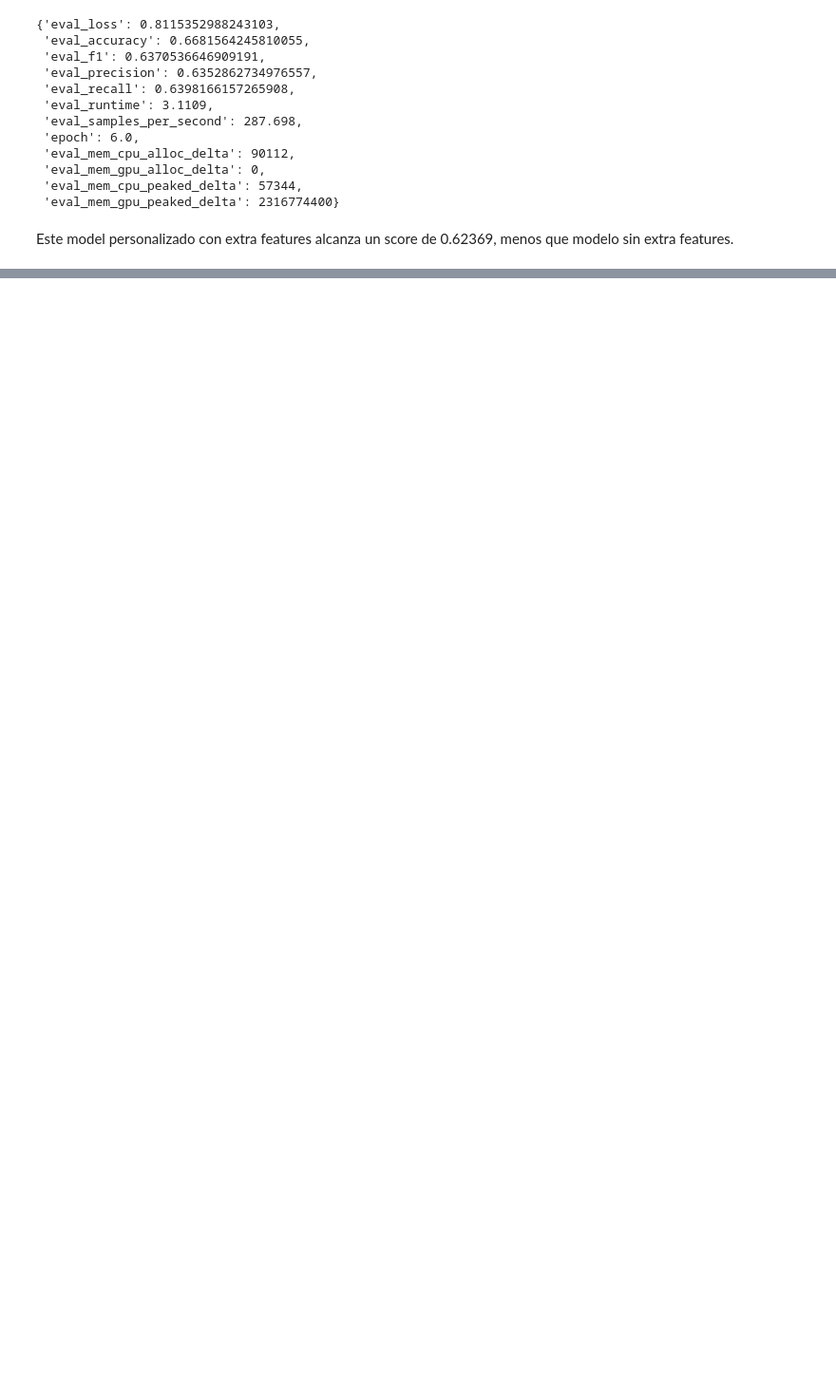
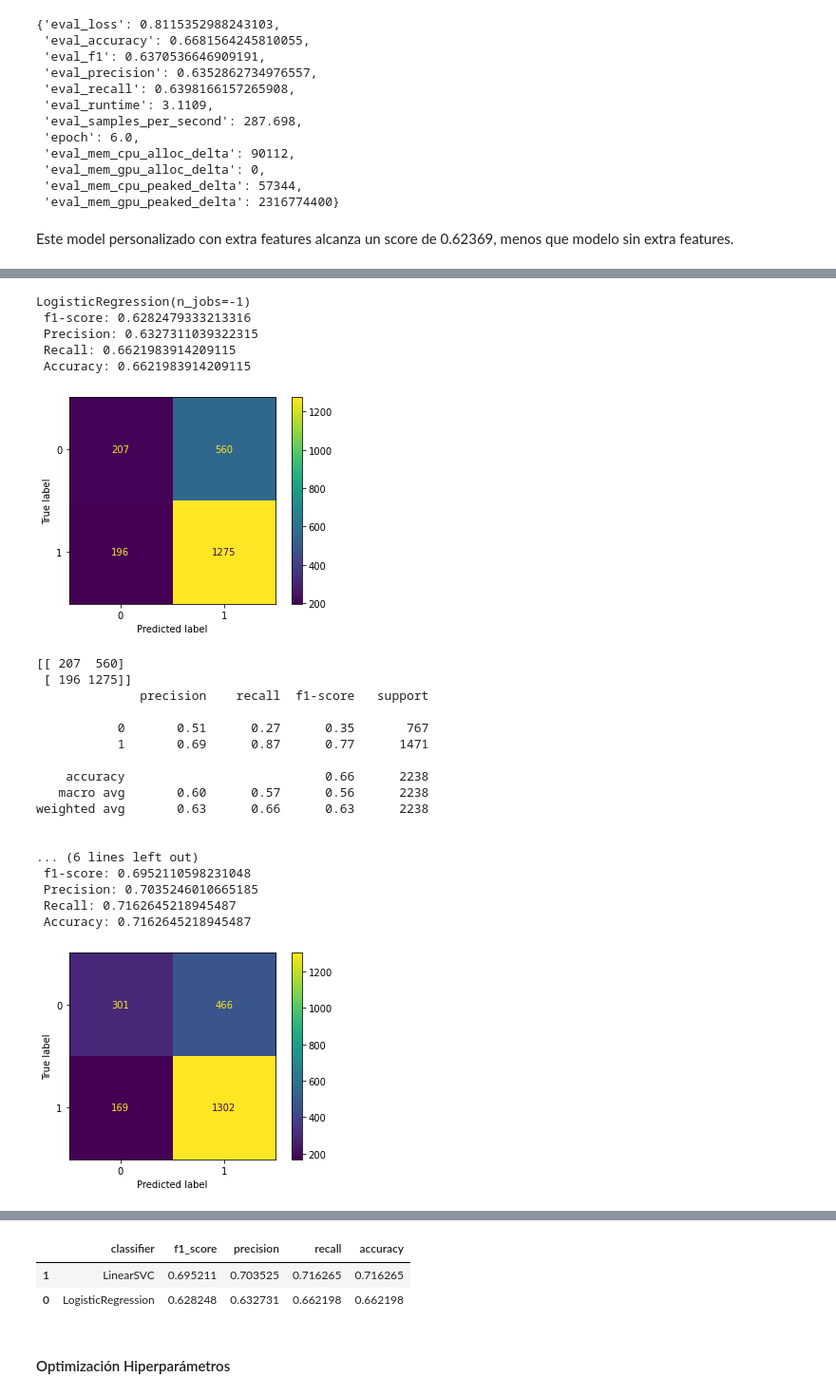
Before and after one commit to dveni/false-political-claim-detection-CDAW, a Jupyter notebook: new/Notebook Final.ipynb, the cells around one changed output, grey strips where cells are left out. Shown at 95% size. Cells and saved outputs as stored; diff of their text form; code cells hidden in the pictures; blank space fills up the shorter version.

```diff
--- a/new/Notebook Final.ipynb
+++ b/new/Notebook Final.ipynb
@@ -1060,0 +1473,8 @@ Este model personalizado con extra features alcanza un score de 0.62369, menos q
+# %%
+statements = df_train['statement'].values
+statements_transformed = w2v_pipeline.fit_transform(statements)
+features = statements_transformed
+
+y = df_train['label'].values.astype(int)
+other_features = df_train.drop(columns=['statement','id','label'])
+other_features.head()
@@ -1060,0 +1489,5 @@ Este model personalizado con extra features alcanza un score de 0.62369, menos q
+# %%
+X = scipy.sparse.hstack((features, other_features))
+# %%
+kbest = SelectKBest(k=5000).fit(X, y)
+X_kbest = kbest.transform(X)
@@ -1060,0 +1512,29 @@ Este model personalizado con extra features alcanza un score de 0.62369, menos q
+# %%
+x_train, x_test, y_train, y_test = train_test_split(X_kbest,y,test_size=0.25, random_state=33)
+# %%
+results_df = model_evaluation(models, x_train, x_test, y_train, y_test)
+# %% [output]
+LogisticRegression(n_jobs=-1)
+ f1-score: 0.6282479333213316
+ Precision: 0.6327311039322315
+ Recall: 0.6621983914209115
+ Accuracy: 0.6621983914209115
+[figure, added]
+[[ 207  560]
+ [ 196 1275]]
+              precision    recall  f1-score   support
+
+           0       0.51      0.27      0.35       767
+           1       0.69      0.87      0.77      1471
+
+    accuracy                           0.66      2238
+   macro avg       0.60      0.57      0.56      2238
+weighted avg       0.63      0.66      0.63      2238
+
+
+... (6 lines left out)
+ f1-score: 0.6952110598231048
+ Precision: 0.7035246010665185
+ Recall: 0.7162645218945487
+ Accuracy: 0.7162645218945487
+[figure, added]
@@ -1060,0 +1557,8 @@ Este model personalizado con extra features alcanza un score de 0.62369, menos q
+# %%
+results_df
+# %% [output]
+|  | classifier | f1_score | precision | recall | accuracy |
+| 1 | LinearSVC | 0.695211 | 0.703525 | 0.716265 | 0.716265 |
+| 0 | LogisticRegression | 0.628248 | 0.632731 | 0.662198 | 0.662198 |
+# %% [markdown]
+#### Optimización Hiperparámetros
```
Also changed, not shown: parts of 20 cells of this notebook, 2 other files.
